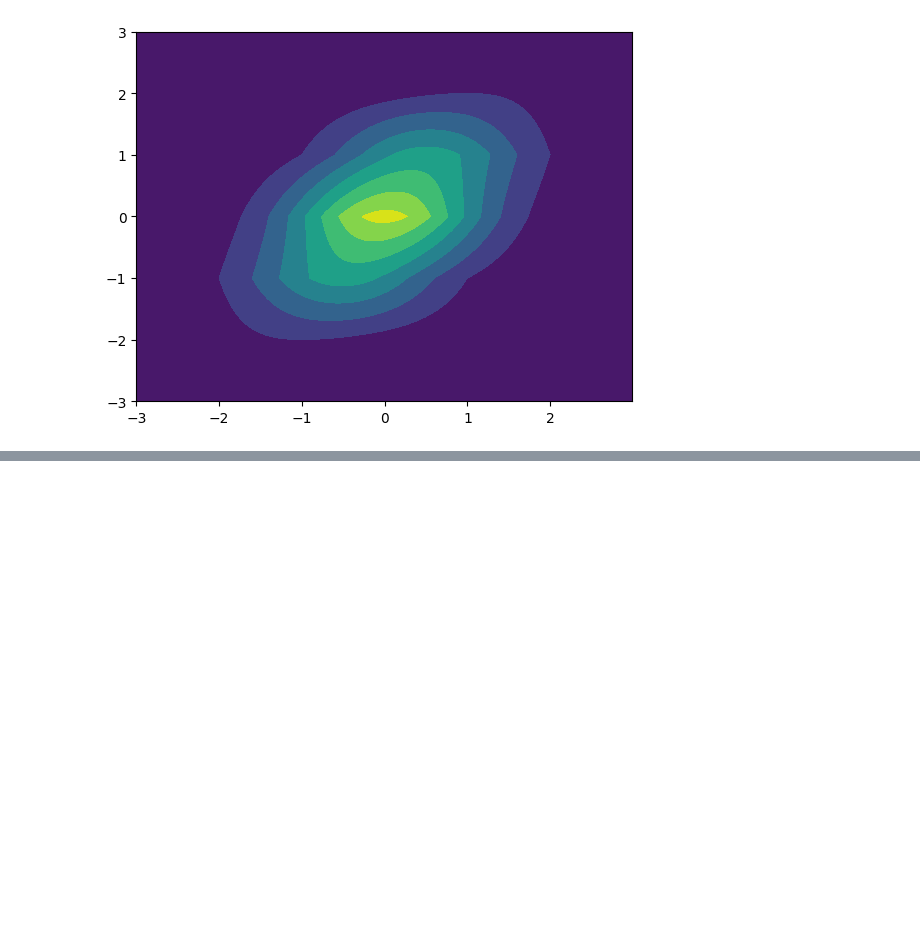
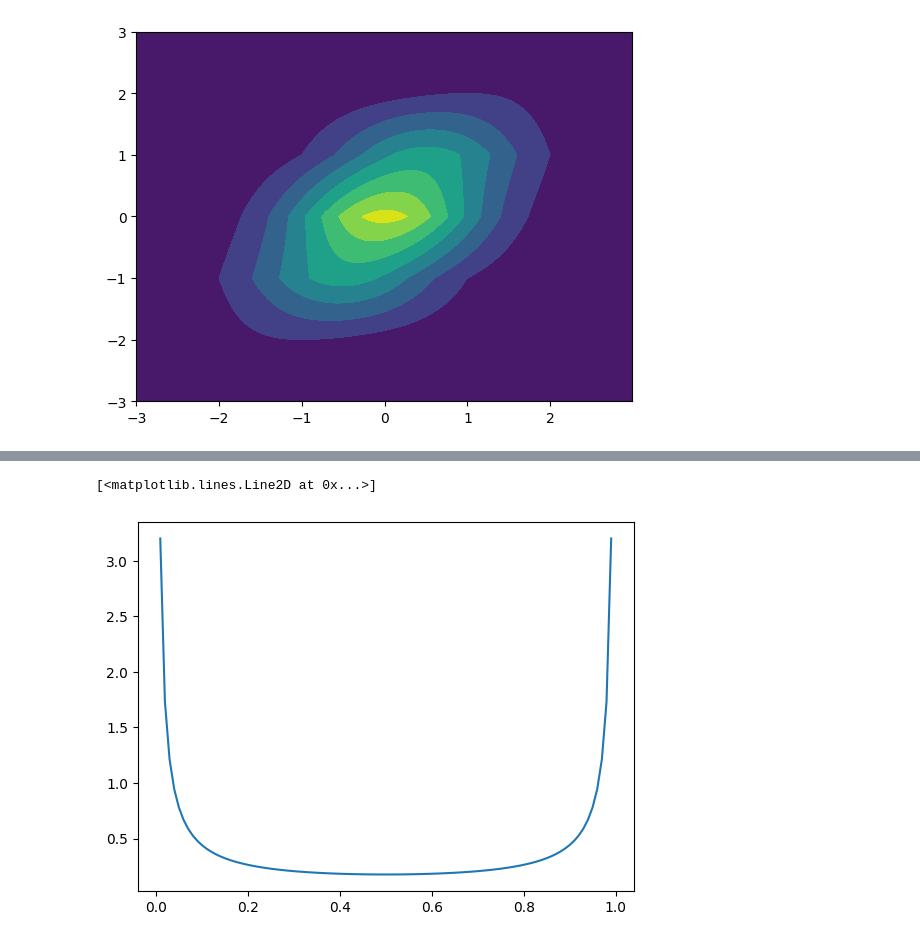
Before and after one commit to 1024xx4/bayes_machine_learning, a Jupyter notebook: probability_distribution.ipynb, the cells around one changed output, grey strips where cells are left out. Saved outputs shown, nothing was run; the diff lists cells and outputs as text; code cells hidden in the pictures; blank space fills up the shorter version.

```diff
--- a/probability_distribution.ipynb
+++ b/probability_distribution.ipynb
@@ -359,0 +380,7 @@ plt.contourf(x1, x2, mvn_dist.pdf(pos))
+# %%
+# 確率密度関数を描画する
+ls = np.linspace(0, 1, 100)
+plt.plot(ls, beta_dist.pdf(ls))
+# %% [output]
+[<matplotlib.lines.Line2D at 0x...>]
+[figure, added]
```
Also changed, not shown: parts of 4 cells of this notebook.
